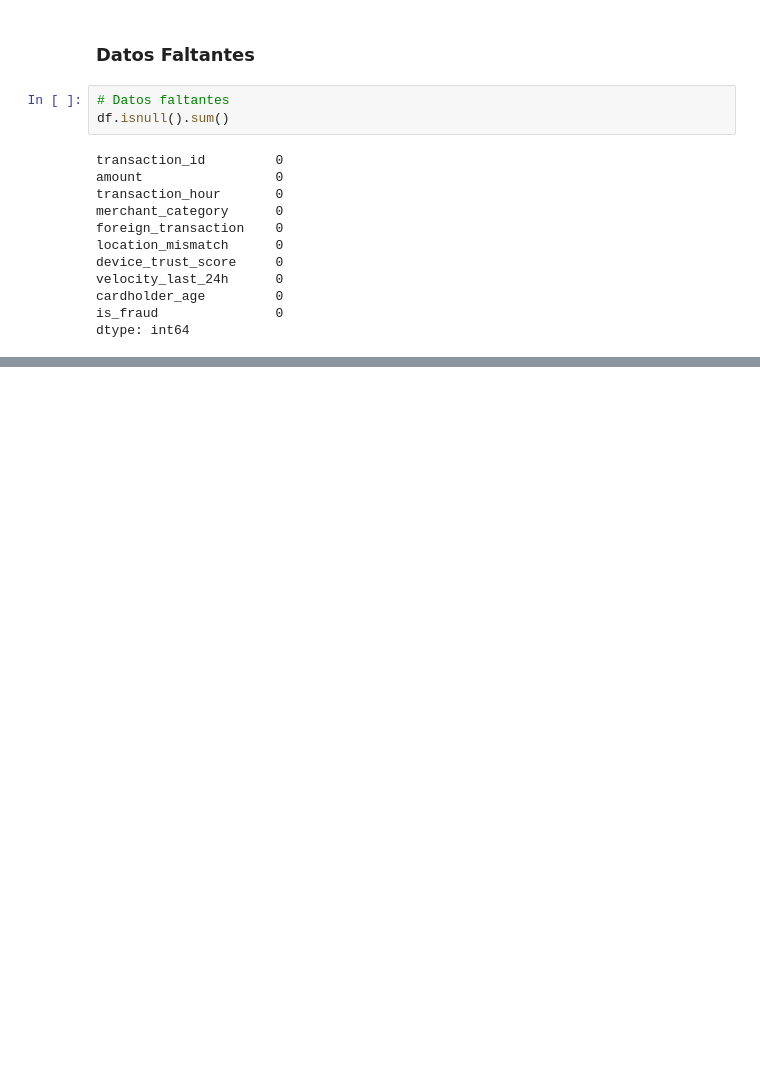
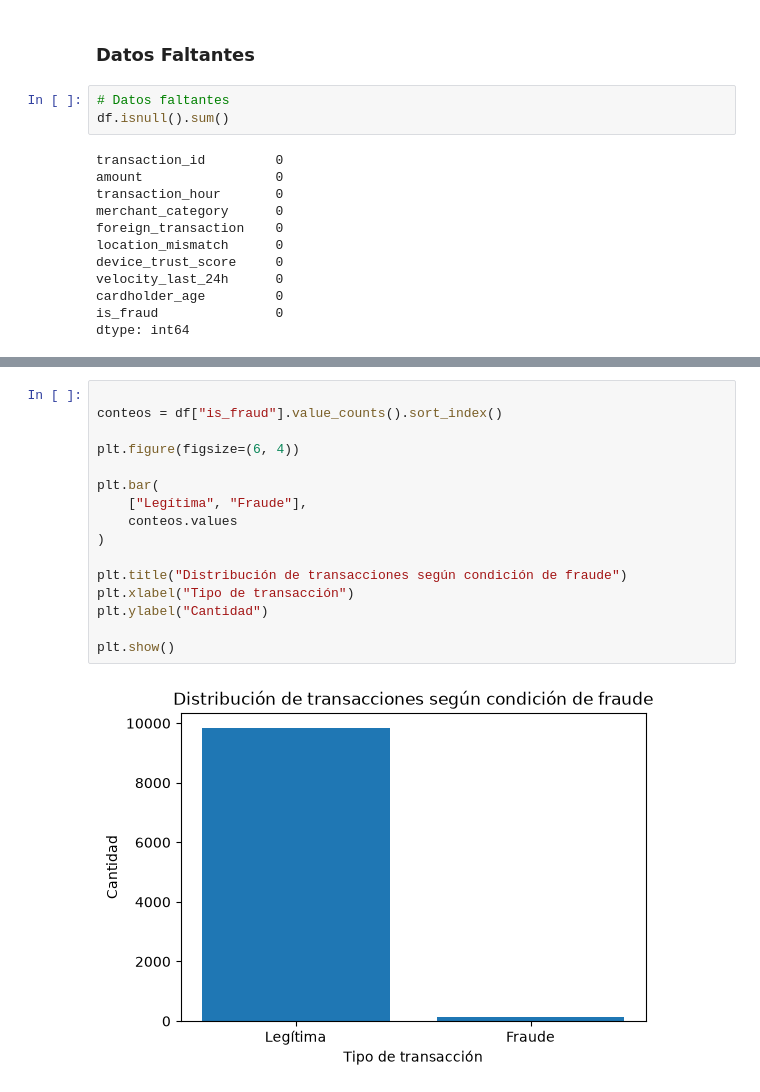
Before and after one commit to Aideth3006/-S100_Equipo8_ParteI, a Jupyter notebook: S100_Equipo8_ParteI.ipynb, the cells around one changed output, grey strips where cells are left out. Cells and saved outputs as stored; diff of their text form; blank space fills up the shorter version.

```diff
--- a/S100_Equipo8_ParteI.ipynb
+++ b/S100_Equipo8_ParteI.ipynb
@@ -107,0 +136,18 @@ dtype: int64
+# %%
+
+conteos = df["is_fraud"].value_counts().sort_index()
+
+plt.figure(figsize=(6, 4))
+
+plt.bar(
+    ["Legítima", "Fraude"],
+    conteos.values
+)
+
+plt.title("Distribución de transacciones según condición de fraude")
+plt.xlabel("Tipo de transacción")
+plt.ylabel("Cantidad")
+
+plt.show()
+# %% [output]
+[figure, added]
```
Also changed, not shown: parts of 10 cells of this notebook.
